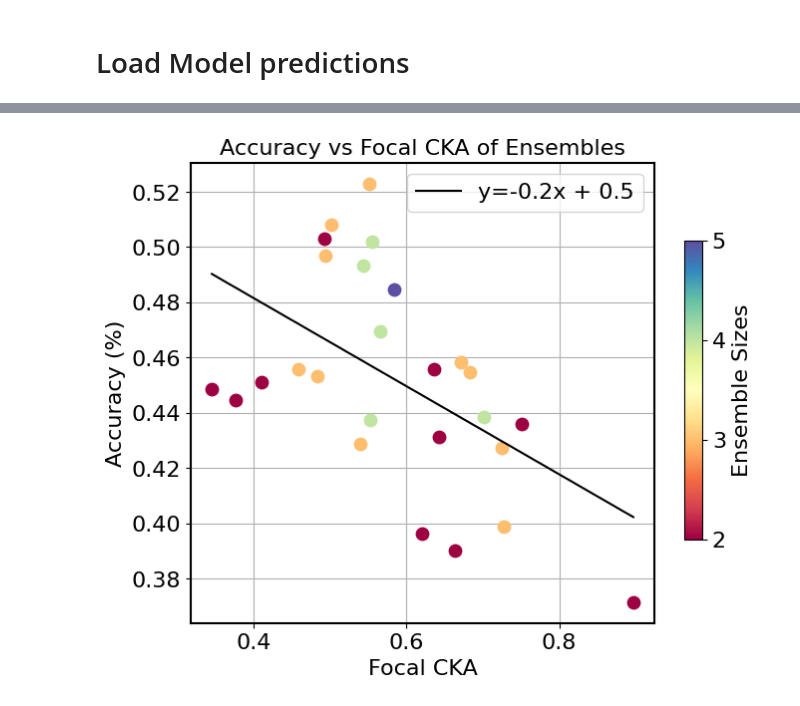
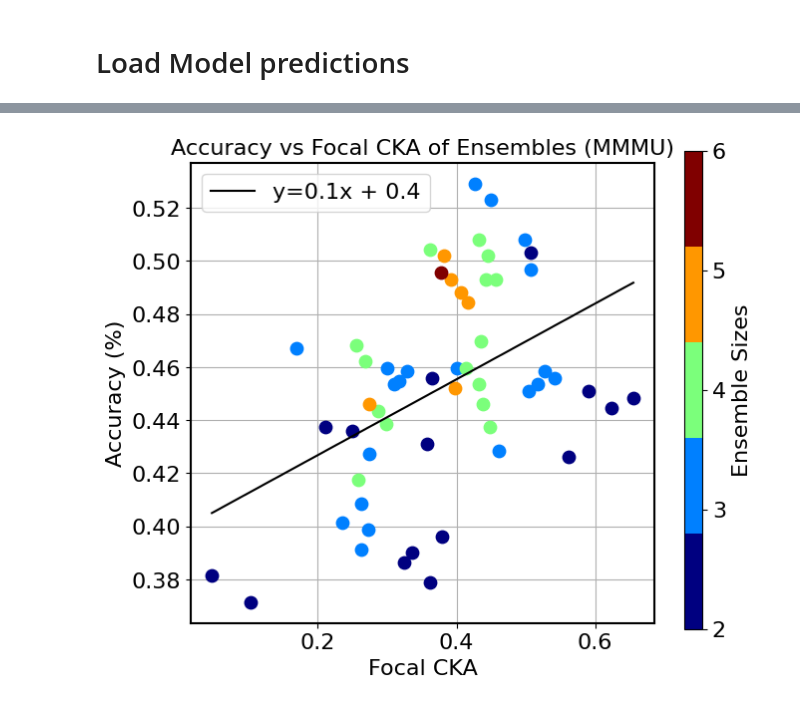
Before and after one commit to sftekin/v3fusion, a Jupyter notebook: notebooks/cka_analysis.ipynb, the cells around one changed output, grey strips where cells are left out. Drawn from its saved outputs; the diff is of its cells as text; code cells hidden in the pictures.

```diff
--- a/notebooks/cka_analysis.ipynb
+++ b/notebooks/cka_analysis.ipynb
@@ -222,15 +321,15 @@ import pandas as pd
 
 infer_dir = "results/inference"
 
-task_name = "mmmu"
+task_name = "okvqa"
 ds_split = "validation"
 
 
-# model_names = ["llava-v1.6-vicuna-7b-hf", "llava-v1.6-vicuna-13b-hf",
-#                "Qwen2.5-VL-7B-Instruct", "InternVL2-8B",
-#                "deepseek-vl2-tiny", "deepseek-vl2-small"]
+model_names = ["llava-v1.6-vicuna-7b-hf", "llava-v1.6-vicuna-13b-hf",
+               "Qwen2.5-VL-7B-Instruct", "InternVL2-8B",
+               "deepseek-vl2-tiny", "deepseek-vl2-small"]
 
-model_names = ["llava-v1.6-vicuna-7b-hf", "llava-v1.6-vicuna-13b-hf", "Qwen2.5-VL-7B-Instruct", "InternVL2-8B", "deepseek-vl2-tiny"]
+# model_names = ["llava-v1.6-vicuna-7b-hf", "llava-v1.6-vicuna-13b-hf", "Qwen2.5-VL-7B-Instruct", "InternVL2-8B", "deepseek-vl2-tiny"]
 
 
 def extract_letter(text):
@@ -326,7 +434,7 @@ for j, ens_size in enumerate(ens_sizes):
     for comb in combinations:
         comb_idx = np.zeros(num_models, dtype=int)
         comb_idx[list(comb)] = 1
-        scores.append(calc_div_acc(comb_idx, hist_data)) # returns focal_div, acc_score, fleiss_kappa
+        scores.append(calc_div_acc(comb_idx, hist_data, [1, 1, 1, 1, 1, 1, 1, 1])) # returns focal_div, acc_score, fleiss_kappa
         comb_list.append(comb_idx)
 scores = np.array(scores)
 # %% [output]
@@ -336,0 +446,7 @@ scores = np.array(scores)
+# %%
+acc_arr = scores[:, 1]
+for i in range(8):
+    # if i == 1:
+    #     continue
+    max_comb_idx = np.argmax(scores[:, i])
+    print(acc_arr[max_comb_idx], comb_list[max_comb_idx])
@@ -386,5 +577,6 @@ array([[1.        , 0.63567793, 0.37601186, 0.66379885],
 # %%
 acc_scores = scores[:, 1]
+focal_div_scores = scores[:, 0]
 # %%
 
 for i in range(len(scores)):
@@ -418,46 +610,48 @@ plt.rcParams.update({
         'axes.titlesize': 16,         # Title font size
         'axes.labelsize': 16,         # Axis label font size
         'xtick.labelsize': 16,        # X-axis tick font size
         'ytick.labelsize': 16,        # Y-axis tick font size
         'legend.fontsize': 16         # Legend font size
 
     })
 
 
 fig, ax = plt.subplots(figsize=(6, 6))
 
-# combs = np.array([len(j) for j in combs])
+cka_scores_neg = 1 - np.array(cka_scores)
+
 normalize = mcolors.Normalize(vmin=2, vmax=ens_sizes[-1])
-colormap = cm.Spectral
+colormap = cm.get_cmap('jet', len(ens_sizes))
+comb_sizes = np.array([len(j) for j in combs])
+for i, ens_size in enumerate(ens_sizes):
+    idx = comb_sizes == ens_size
+    ax.scatter(np.array(cka_scores_neg)[idx], np.array(acc_scores)[idx], s=80, color=np.array(colormap(normalize(ens_size))), zorder=2)
 
-for i, ens_size in enumerate(ens_sizes):
-    idx = combs == ens_size
-    ax.scatter(np.array(cka_scores)[idx], np.array(acc_scores)[idx], s=80, color=np.array(colormap(normalize(ens_size))), zorder=2)
-
-x, y = np.array(cka_scores), np.array(acc_scores)
+x, y = np.array(cka_scores_neg), np.array(acc_scores)
 a, b = np.polyfit(x, y, 1)
-x_axis = np.linspace(min(cka_scores), max(cka_scores), 100)
+x_axis = np.linspace(min(cka_scores_neg), max(cka_scores_neg), 100)
 ax.plot(x_axis, x_axis * a + b, color="k", label=f"y={a:.1f}x + {b:.1f}", zorder=3)
 
 scalarmappaple = cm.ScalarMappable(norm=normalize, cmap=colormap)
 scalarmappaple.set_array(range(2, ens_sizes[-1]))
-cax = fig.add_axes([0.95, 0.25, 0.03, 0.5])  # [left, bottom, width, height]
-fig.colorbar(scalarmappaple, cax=cax, ticks=np.arange(2, ens_sizes[-1]+1), orientation='vertical', label='Ensemble Sizes', shrink=2, aspect=30)
+cax = fig.add_axes([0.95, 0.1, 0.03, 0.8])  # [left, bottom, width, height]
+fig.colorbar(scalarmappaple, cax=cax, ticks=np.arange(2, ens_sizes[-1]+1), orientation='vertical', label='Ensemble Sizes', shrink=1, aspect=30)
 ax.set_xlabel("Focal CKA")
 ax.set_ylabel("Accuracy (%)")
 ax.grid(zorder=0)
+# ax.set_xlim(0.3, 1)
 ax.legend()
 # cbar.ax.tick_params(labelsize=14)
 
 ax.spines['top'].set_linewidth(1.5)
 ax.spines['right'].set_linewidth(1.5)
 ax.spines['bottom'].set_linewidth(1.5)
 ax.spines['left'].set_linewidth(1.5)
 
-ax.set_title("Accuracy vs Focal CKA of Ensembles")
-plt.savefig("cka_scatter.png", dpi=150, bbox_inches="tight")
+ax.set_title("Accuracy vs Focal CKA of Ensembles (MMMU)")
+plt.savefig("cka_scatter_neg.png", dpi=150, bbox_inches="tight")
 # %% [output]
-[figure, old version]
+[figure, new version]
 # %%
 from sklearn.linear_model import LinearRegression
 
```
Also changed, not shown: parts of 28 cells of this notebook, 21 other files.
